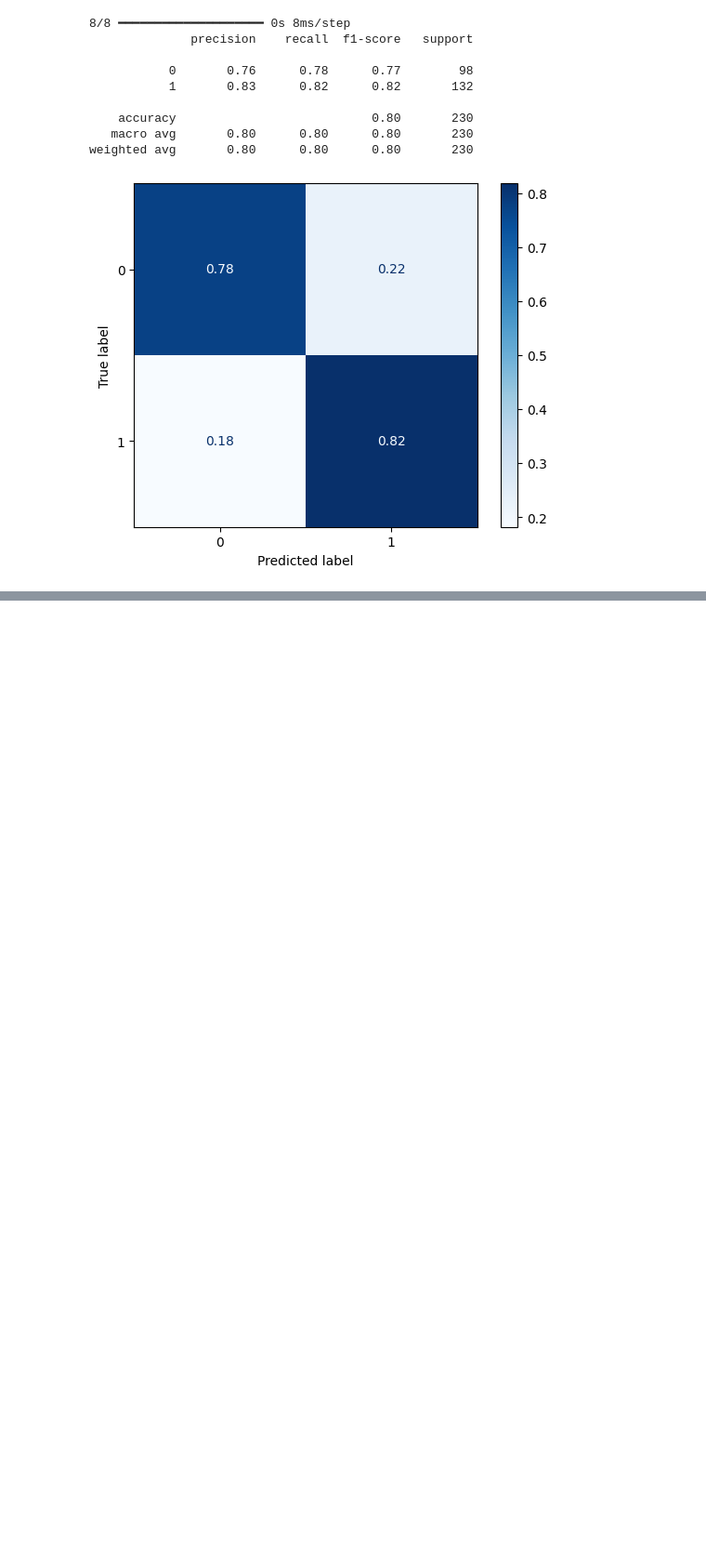
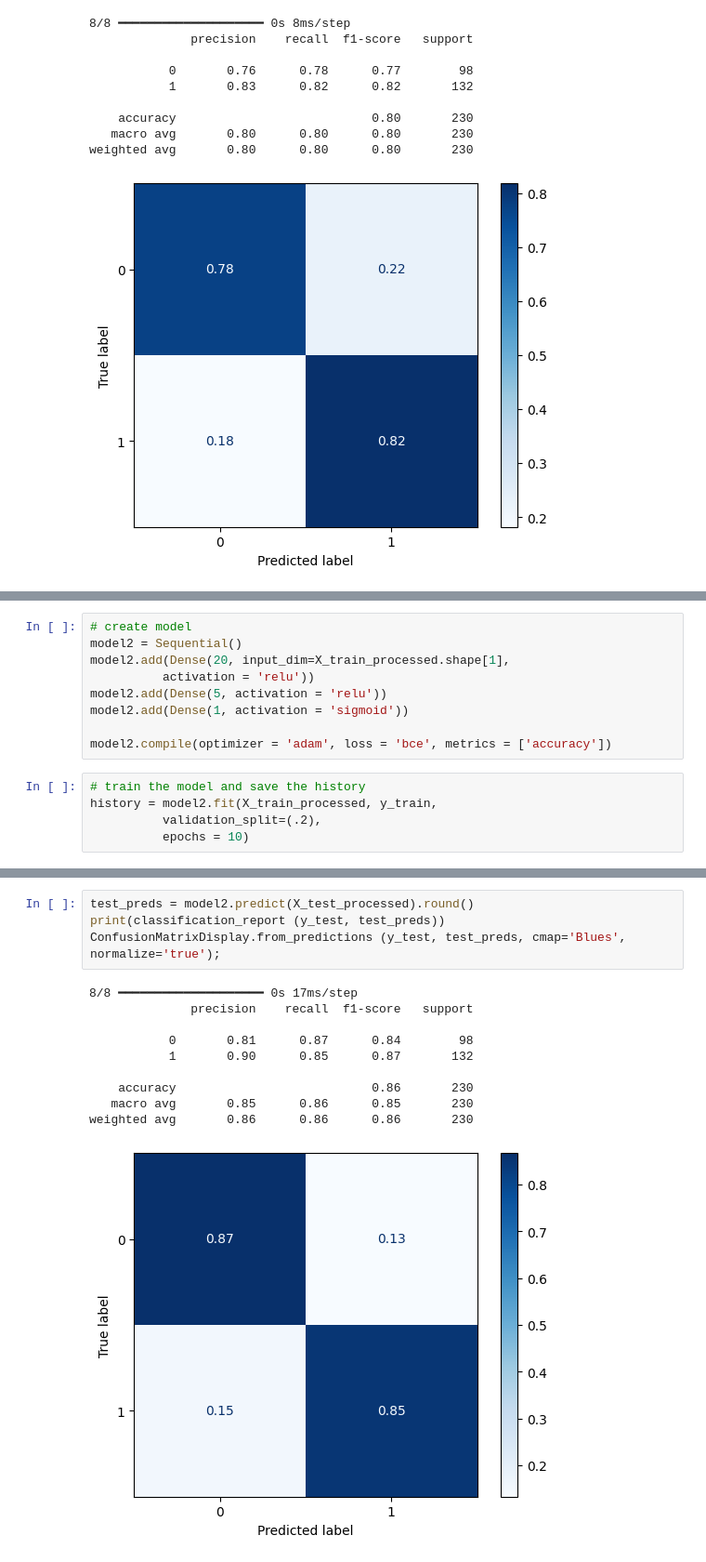
Before and after one commit to Farah-Saleem91/heart-disease-predictions-, a Jupyter notebook: Simple_Neural_Networks_.ipynb, the cells around one changed output, grey strips where cells are left out. Shown at 93% size. Drawn from its saved outputs; the diff is of its cells as text; blank space fills up the shorter version.

```diff
--- a/Simple_Neural_Networks_.ipynb
+++ b/Simple_Neural_Networks_.ipynb
@@ -220,0 +223,14 @@ weighted avg       0.80      0.80      0.80       230
+# %%
+# create model
+model2 = Sequential()
+model2.add(Dense(20, input_dim=X_train_processed.shape[1],
+          activation = 'relu'))
+model2.add(Dense(5, activation = 'relu'))
+model2.add(Dense(1, activation = 'sigmoid'))
+
+model2.compile(optimizer = 'adam', loss = 'bce', metrics = ['accuracy'])
+# %%
+# train the model and save the history
+history = model2.fit(X_train_processed, y_train,
+          validation_split=(.2),
+          epochs = 10)
@@ -220,0 +265,15 @@ weighted avg       0.80      0.80      0.80       230
+# %%
+test_preds = model2.predict(X_test_processed).round()
+print(classification_report (y_test, test_preds))
+ConfusionMatrixDisplay.from_predictions (y_test, test_preds, cmap='Blues', normalize='true');
+# %% [output]
+8/8 ━━━━━━━━━━━━━━━━━━━━ 0s 17ms/step
+              precision    recall  f1-score   support
+
+           0       0.81      0.87      0.84        98
+           1       0.90      0.85      0.87       132
+
+    accuracy                           0.86       230
+   macro avg       0.85      0.86      0.85       230
+weighted avg       0.86      0.86      0.86       230
+[figure, added]
```
Also changed, not shown: parts of 3 cells of this notebook.
